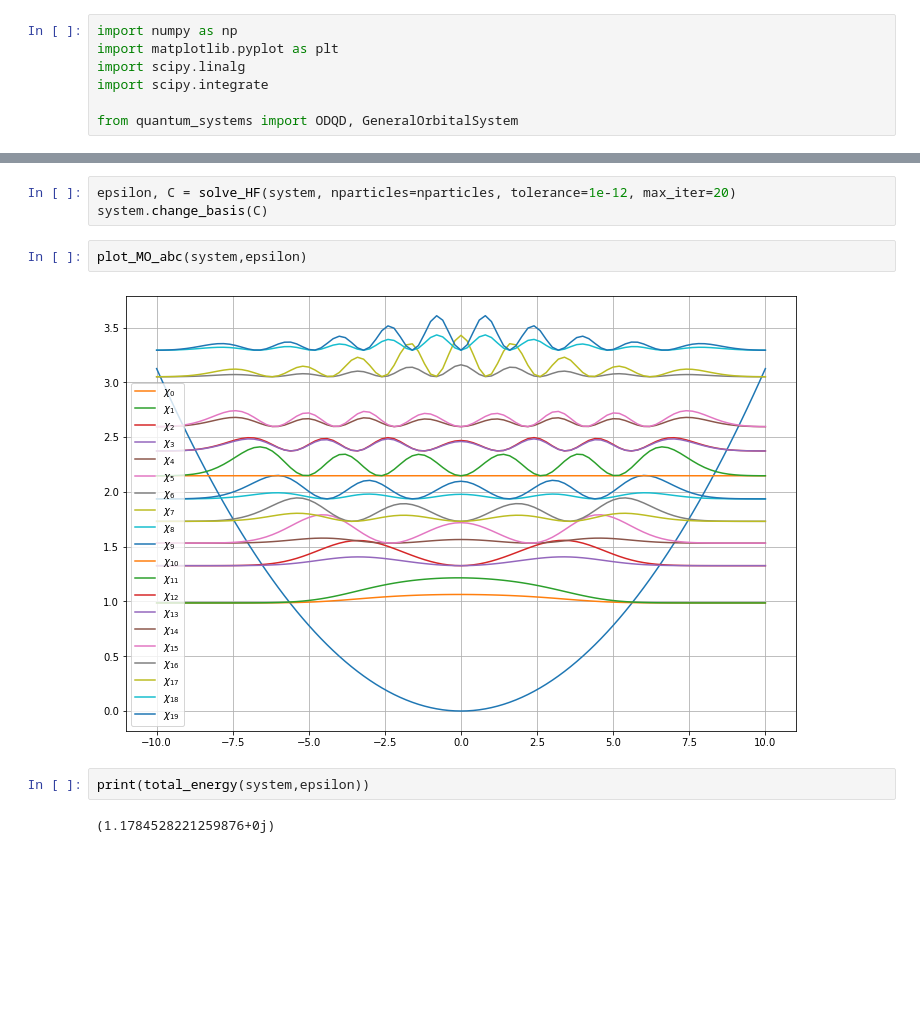
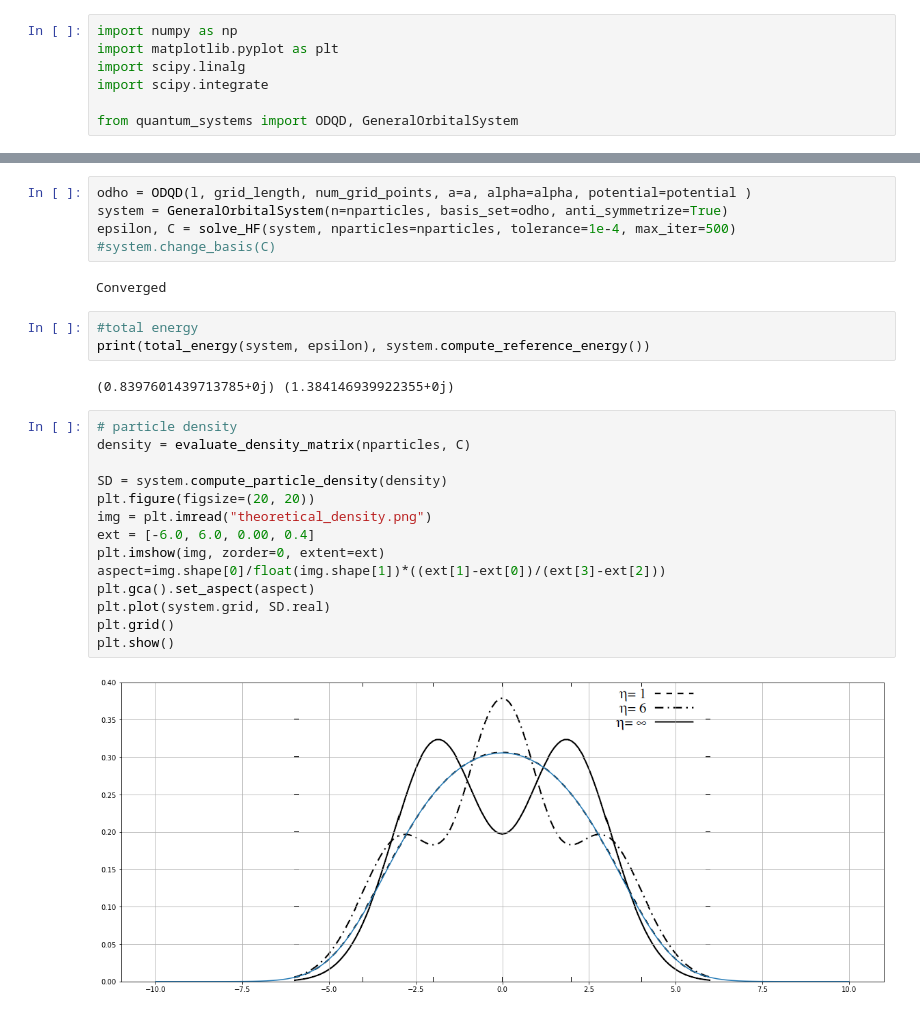
Before and after one commit to Matteo294/FYS4411, a Jupyter notebook: Project2/code/tdhf.ipynb, the cells around one changed output, grey strips where cells are left out. Cells and saved outputs as stored; diff of their text form; blank space fills up the shorter version.

```diff
--- a/Project2/code/tdhf.ipynb
+++ b/Project2/code/tdhf.ipynb
@@ -106,11 +117,28 @@ def total_energy(system, epsilon):
 # %%
-epsilon, C = solve_HF(system, nparticles=nparticles, tolerance=1e-12, max_iter=20)
-system.change_basis(C)
+odho = ODQD(l, grid_length, num_grid_points, a=a, alpha=alpha, potential=potential )
+system = GeneralOrbitalSystem(n=nparticles, basis_set=odho, anti_symmetrize=True)
+epsilon, C = solve_HF(system, nparticles=nparticles, tolerance=1e-4, max_iter=500)
+#system.change_basis(C)
+# %% [output]
+Converged
-# %%
-plot_MO_abc(system,epsilon)
-# %% [output]
-[figure, removed]
 # %%
-print(total_energy(system,epsilon))
+#total energy
+print(total_energy(system, epsilon), system.compute_reference_energy())
 # %% [output]
-(1.1784528221259876+0j)
+(0.8397601439713785+0j) (1.384146939922355+0j)
+# %%
+# particle density
+density = evaluate_density_matrix(nparticles, C)
+
+SD = system.compute_particle_density(density)
+plt.figure(figsize=(20, 20))
+img = plt.imread("theoretical_density.png")
+ext = [-6.0, 6.0, 0.00, 0.4]
+plt.imshow(img, zorder=0, extent=ext)
+aspect=img.shape[0]/float(img.shape[1])*((ext[1]-ext[0])/(ext[3]-ext[2]))
+plt.gca().set_aspect(aspect)
+plt.plot(system.grid, SD.real)
+plt.grid()
+plt.show()
+# %% [output]
+[figure, added]
```
Also changed, not shown: parts of 3 cells of this notebook, 1 other file.
